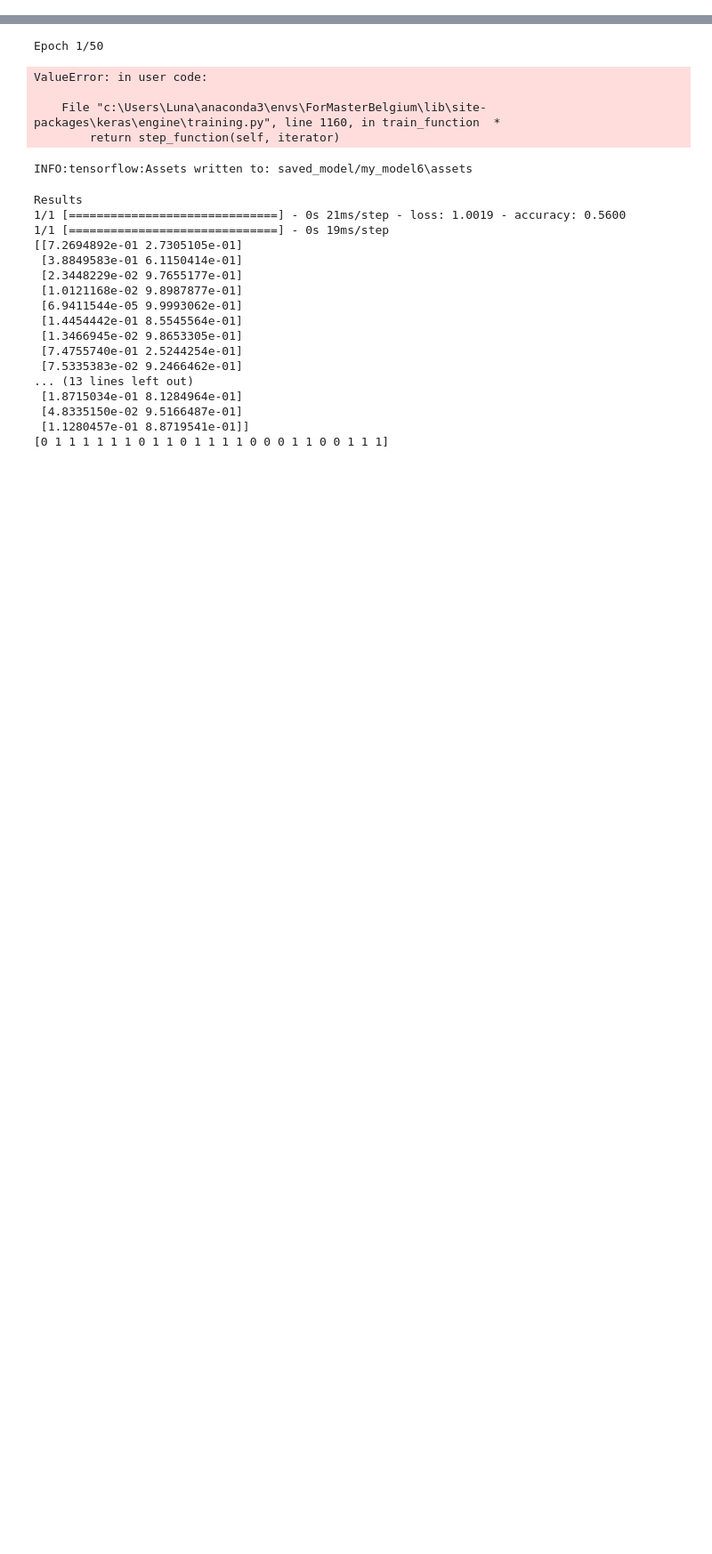
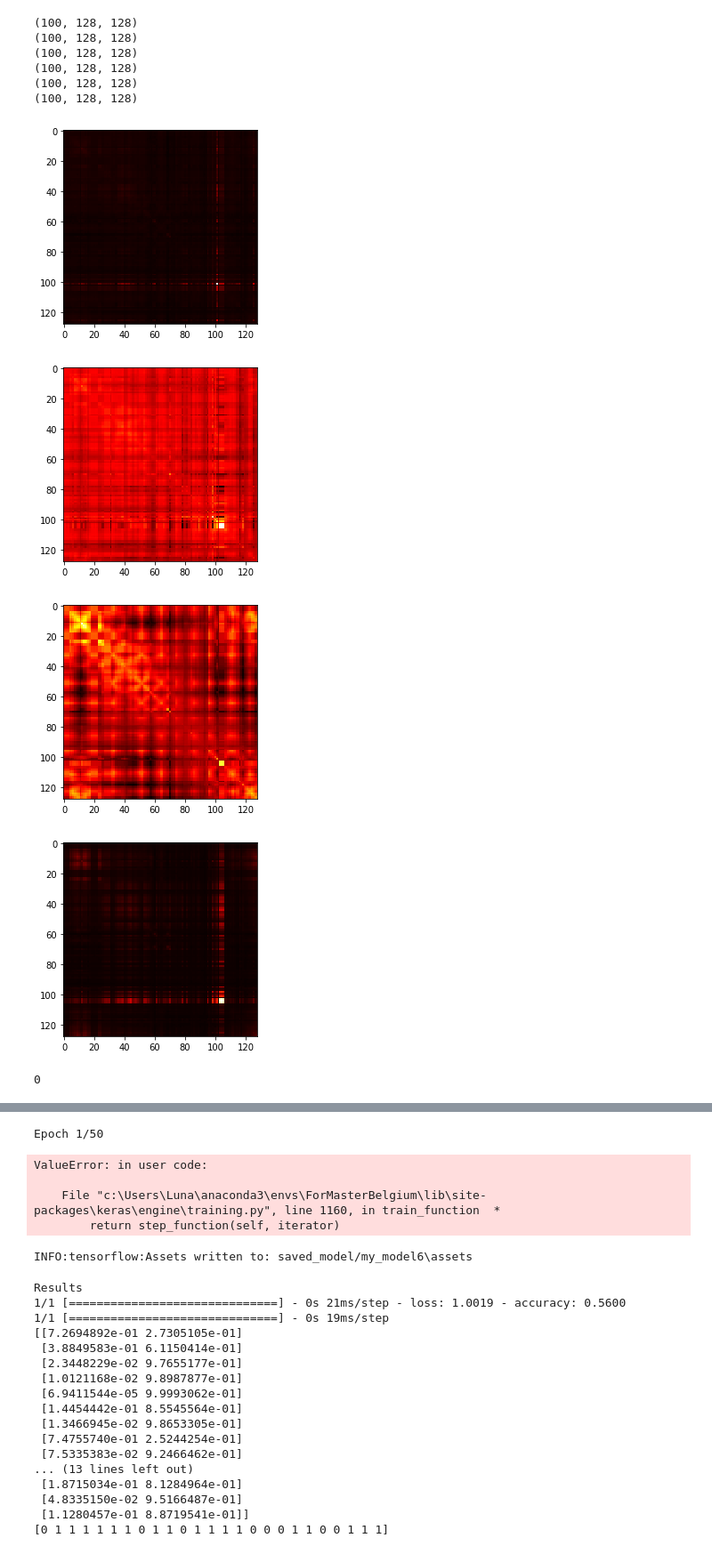
Before and after one commit to JuliaAlmaLuna/InnerSpeechEEGDecoding, a Jupyter notebook: runFile.ipynb, the cells around one changed output, grey strips where cells are left out. Shown at 89% size. Drawn from its saved outputs; the diff is of its cells as text; code cells hidden in the pictures; blank space fills up the shorter version.

```diff
--- a/runFile.ipynb
+++ b/runFile.ipynb
@@ -62 +75,69 @@ buckets
+# %%
+from scipy.fft import rfft, ifft, fftshift, fftfreq
+#fftfreq(data.shape[2],1/data.shape[2])
+import seaborn as sn
+import scipy as sc
+from scipy import ndimage
+
+#Make FFT data
+fftdata = ut.fftData(data)
+print(fftdata.shape)
+
+#Make Welch data
+welchdata = ut.welchData(data, fs=256, nperseg=256)
+print(welchdata.shape)
+
+#Make covariance of FFT data
+dataFFTCV = np.array(ut.fftCovariance(fftdata))
+print(dataFFTCV.shape)
+
+#Make covariance of welch data
+dataWCV = np.array(ut.fftCovariance(welchdata))
+print(dataWCV.shape)
+
+#Make covariance of non fft data
+datagauss = ndimage.gaussian_filter1d(data, 5, axis=2)
+dataCV = np.array(ut.fftCovariance(datagauss))
+print(dataCV.shape)
+
+#Make covariance of non fft data
+datagauss = ndimage.gaussian_filter1d(data, 2, axis=2, order=1)
+dataCV2 = np.array(ut.fftCovariance(datagauss))
+print(dataCV2.shape)
+
+#Welch FFT similar. PSD
+#Try to remove noise
+
+#Plot heatmaps
+plt.figure()
+plt.imshow(dataFFTCV[2], cmap="hot", interpolation="nearest")
+plt.show()
+plt.figure()
+plt.imshow(dataCV[2], cmap="hot", interpolation="nearest")
+plt.show()
+
+plt.figure()
+plt.imshow(dataCV2[2], cmap="hot", interpolation="nearest")
+plt.show()
+plt.figure()
+plt.imshow(dataWCV[2], cmap="hot", interpolation="nearest")
+plt.show()
+# %% [output]
+(100, 128, 128)
+(100, 128, 128)
+(100, 128, 128)
+(100, 128, 128)
+(100, 128, 128)
+(100, 128, 128)
+[figure, added]
+[figure, added]
+[figure, added]
+[figure, added]
+# %%
+#from scipy.fft import rfft, ifft, fftshift, fftfreq
+#fftfreq(data.shape[2],1/data.shape[2])
+
+print(len(np.where(dataFFTCV==0)[1]))
+# %% [output]
+0
 # %%
```
Also changed, not shown: parts of 8 cells of this notebook, 2 other files.
